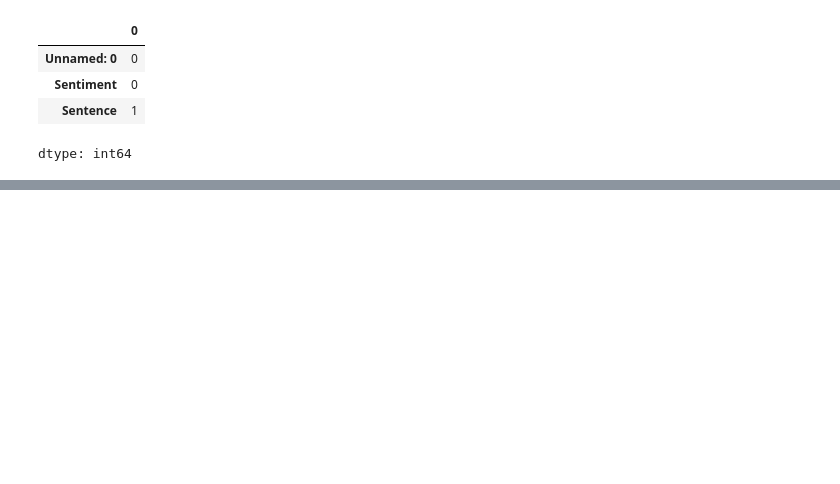
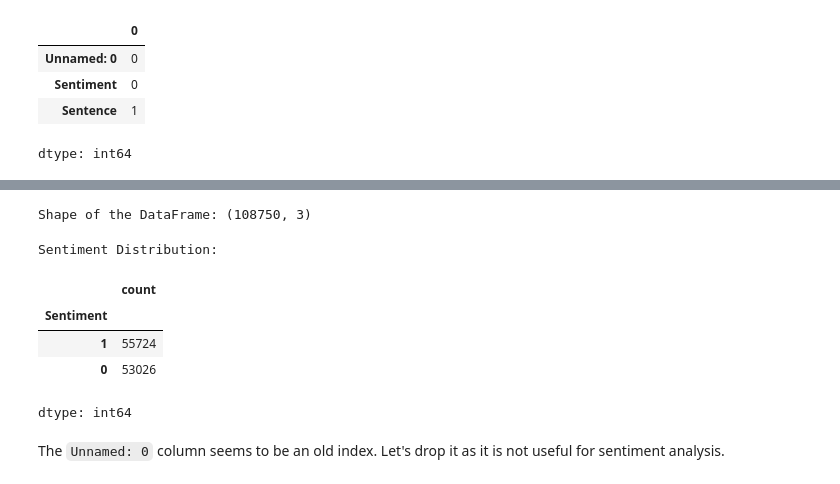
Before and after one commit to devpatel0005/TechMicra-AIML-Summer-Internship, a Jupyter notebook: Stock_Sentiment_Analysis_and_Prediction.ipynb, the cells around one changed output, grey strips where cells are left out. Drawn from its saved outputs; the diff is of its cells as text; code cells hidden in the pictures; blank space fills up the shorter version.

```diff
--- a/Stock_Sentiment_Analysis_and_Prediction.ipynb
+++ b/Stock_Sentiment_Analysis_and_Prediction.ipynb
@@ -68,0 +44,18 @@ memory usage: 2.5+ MB
+# %%
+# Display the shape of the DataFrame
+print(f"Shape of the DataFrame: {df.shape}")
+# %% [output]
+Shape of the DataFrame: (108750, 3)
+# %%
+# Check the distribution of 'Sentiment'
+print("Sentiment Distribution:")
+display(df['Sentiment'].value_counts())
+# %% [output]
+Sentiment Distribution:
+|  | count |
+| Sentiment |  |
+| 1 | 55724 |
+| 0 | 53026 |
+dtype: int64
+# %% [markdown]
+The `Unnamed: 0` column seems to be an old index. Let's drop it as it is not useful for sentiment analysis.
```
Also changed, not shown: parts of 13 cells of this notebook.
